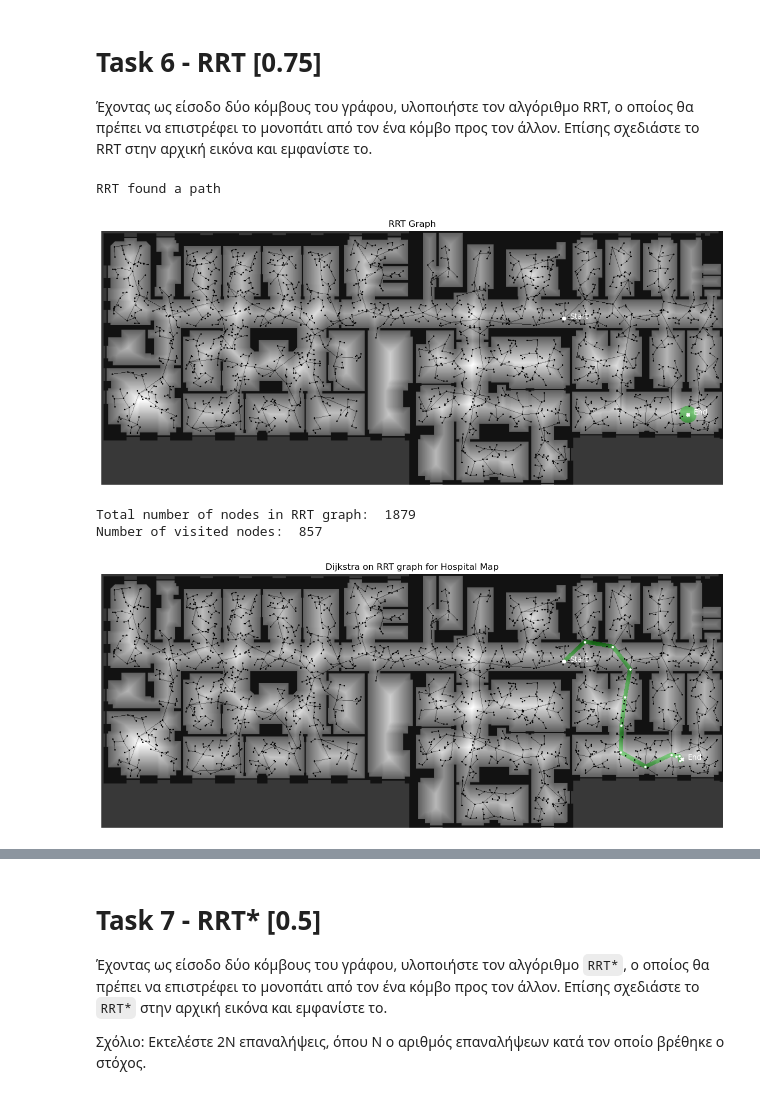
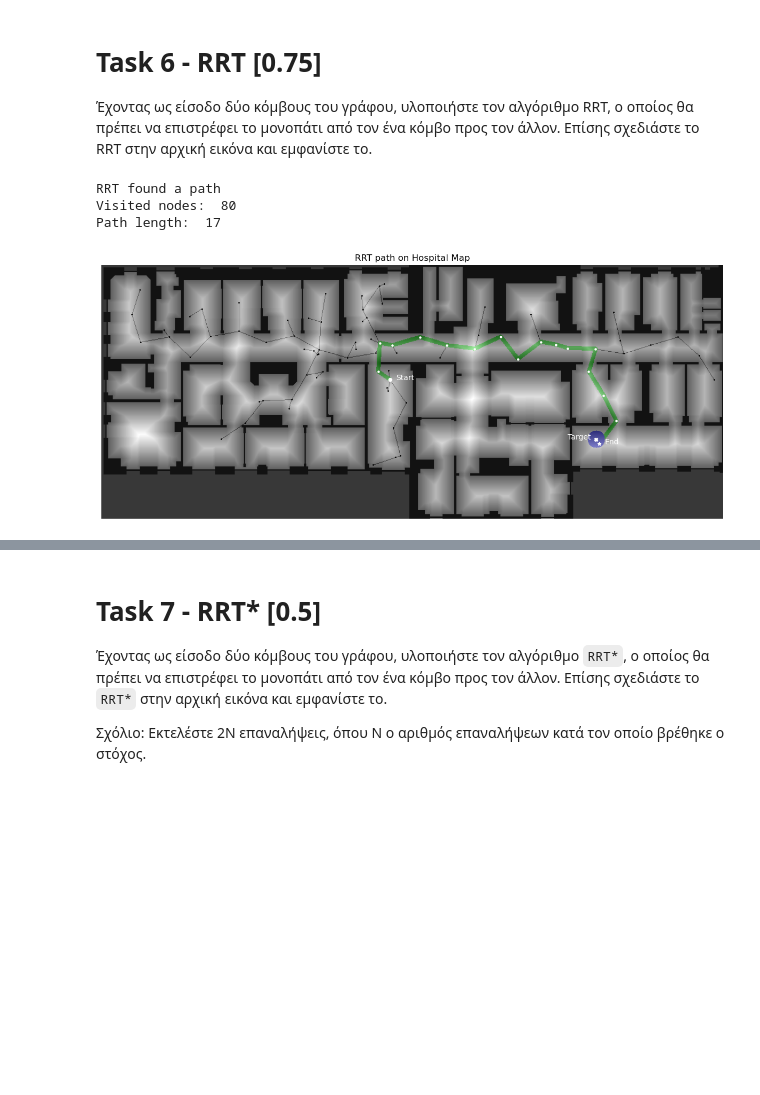
Before and after one commit to VasilisMpletsos/Autonomous_Systems_AUTH_2023, a Jupyter notebook: as2023.ipynb, the cells around one changed output, grey strips where cells are left out. Drawn from its saved outputs; the diff is of its cells as text; code cells hidden in the pictures; blank space fills up the shorter version.

```diff
--- a/as2023.ipynb
+++ b/as2023.ipynb
@@ -692,5 +690,6 @@ def rrt(image, start_node, target_node, max_iterations, max_distance, goal_radiu
 # %%
-def plot_rrt_graph(graph, start_node, target_node, goal_radius, image):
+# Create a function to show the graph and the path that was detected
+def show_rrt_path(graph, path, start_node, end_node, target_node, image, brushfire_map, title, goal_radius):
     x = []
     y = []
     for node in graph.nodes:
@@ -698,23 +697,38 @@ def plot_rrt_graph(graph, start_node, target_node, goal_radius, image):
         y.append(node.y)
 
     plt.figure(figsize=(15,15))
-    plt.title('RRT Graph')
+    plt.title(title)
     plt.axis('off');
     plt.scatter(x, y, s=1, c='black', marker='o');
 
+    x_path = []
+    y_path = []
+    for i in range(len(path)):
+        node = graph.nodes[path[i]]
+        x_path.append(node.x)
+        y_path.append(node.y)
+
+    # Mark the starting node and the end node
+    plt.scatter(x_path, y_path, s=5, c='white', marker='o');
     plt.scatter(start_node.x, start_node.y, s=20, c='white', marker='o');
+    plt.scatter(end_node.x, end_node.y, s=20, c='white', marker='*');
     plt.scatter(target_node.x, target_node.y, s=20, c='white', marker='X');
     plt.text(start_node.x + 10, start_node.y, 'Start', fontsize=10, color='white')
-    plt.text(target_node.x + 10, target_node.y, 'End', fontsize=10, color='white')
+    plt.text(end_node.x + 10, end_node.y, 'End', fontsize=10, color='white')
+    plt.text(target_node.x - 50, target_node.y, 'Target', fontsize=10, color='white')
 
     # Draw the lines between the nodes
     image_copy = image.copy()
     for node in graph.nodes:
-        for neighbor in node.neighbors:
-            cv2.line(image_copy, (node.x, node.y+1), (neighbor.x, neighbor.y+1), (0,0,0), 1)
+        if node.parent != None:
+            cv2.line(image_copy, (node.x, node.y + 1), (node.parent.x, node.parent.y + 1), (0,0,0), 1)
+
+    for i in range(len(x_path)-1):
+        # Draw white line between the nodes with cv2.line
+        cv2.line(image_copy, (x_path[i], y_path[i]), (x_path[i+1], y_path[i+1]), (0,255,0), 5)
 
     # Draw circle around the target node
-    cv2.circle(image_copy, (target_node.x, target_node.y), goal_radius, (0,255,0), -1)
+    cv2.circle(image_copy, (target_node.x, target_node.y), goal_radius, (0,0,255), -1)
 
     plt.imshow(brushfire_map, cmap='gray', alpha=0.9);
     plt.imshow(image_copy, cmap='gray', alpha=0.3);
@@ -722,22 +736,21 @@ def plot_rrt_graph(graph, start_node, target_node, goal_radius, image):
 # %%
 # Get random nodes from the uniform probabilistic roadmap because there are already in the free space
 start_node, target_node = get_random_nodes(uniform_probalistic_roadmap)
 
 # Caclulate the RRT graph
 max_iterations = 5000
 max_distance = 50
 goal_radius = 15
 threshold = 5
-rrt_graph, start_node, target_node_new = rrt(image_normal, start_node, target_node, max_iterations, max_distance, goal_radius, threshold)
-if rrt_graph != None:
-    plot_rrt_graph(rrt_graph, start_node, target_node, goal_radius, image)
-    print('Total number of nodes in RRT graph: ', len(rrt_graph.nodes))
-    dijkstra_with_start_and_target_node(rrt_graph, start_node, target_node_new, brushfire_map, image, 'Dijkstra on RRT graph for Hospital Map')
+rrt_path, rrt_graph, start_node, target_node_new = rrt(image_normal, start_node, target_node, max_iterations, max_distance, goal_radius, threshold)
+if rrt_path != None:
+    print('Visited nodes: ', len(rrt_graph.nodes))
+    print('Path length: ', len(rrt_path))
+    show_rrt_path(rrt_graph, rrt_path, start_node, target_node_new, target_node, image, brushfire_map, title='RRT path on Hospital Map', goal_radius=goal_radius)
 else:
     print('RRT could not find a path')
 # %% [output]
 RRT found a path
+Visited nodes:  80
+Path length:  17
-[figure, old version]
+[figure, new version]
-Total number of nodes in RRT graph:  1879
-Number of visited nodes:  857
-[figure, removed]
```
Also changed, not shown: parts of 8 cells of this notebook.
